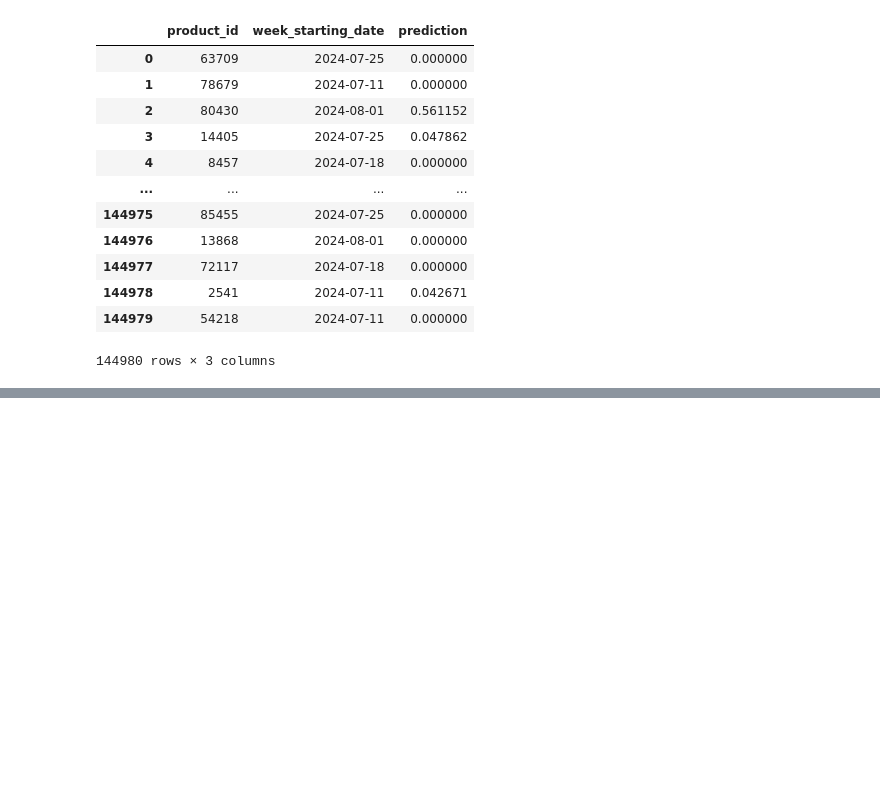
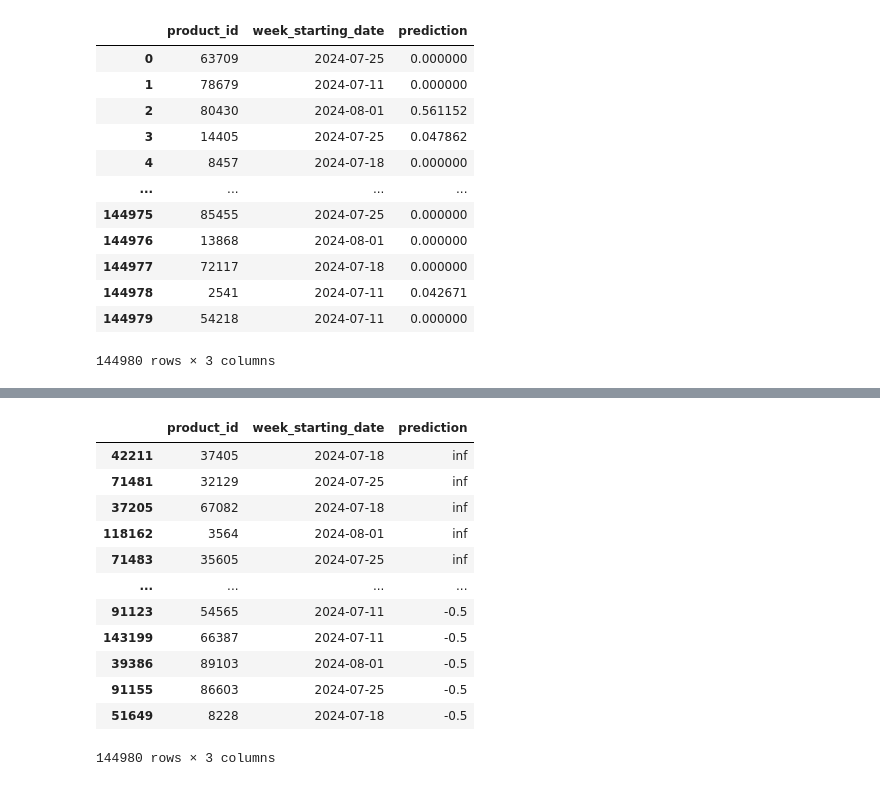
Before and after one commit to UmutToygarGoz/Algorun_24_Beyza_Toygar_TBD, a Jupyter notebook: Toygar_v.4.ipynb, the cells around one changed output, grey strips where cells are left out. Saved outputs shown, nothing was run; the diff lists cells and outputs as text; code cells hidden in the pictures; blank space fills up the shorter version.

```diff
--- a/Toygar_v.4.ipynb
+++ b/Toygar_v.4.ipynb
@@ -986,0 +1059,16 @@ eighth_submission_df
+# %%
+difference_eight_minus_second_divided_by_second_df
+# %% [output]
+|  | product_id | week_starting_date | prediction |
+| 42211 | 37405 | 2024-07-18 | inf |
+| 71481 | 32129 | 2024-07-25 | inf |
+| 37205 | 67082 | 2024-07-18 | inf |
+| 118162 | 3564 | 2024-08-01 | inf |
+| 71483 | 35605 | 2024-07-25 | inf |
+| ... | ... | ... | ... |
+| 91123 | 54565 | 2024-07-11 | -0.5 |
+| 143199 | 66387 | 2024-07-11 | -0.5 |
+| 39386 | 89103 | 2024-08-01 | -0.5 |
+| 91155 | 86603 | 2024-07-25 | -0.5 |
+| 51649 | 8228 | 2024-07-18 | -0.5 |
+144980 rows × 3 columns
```
Also changed, not shown: parts of 9 cells of this notebook, 4 other files.
